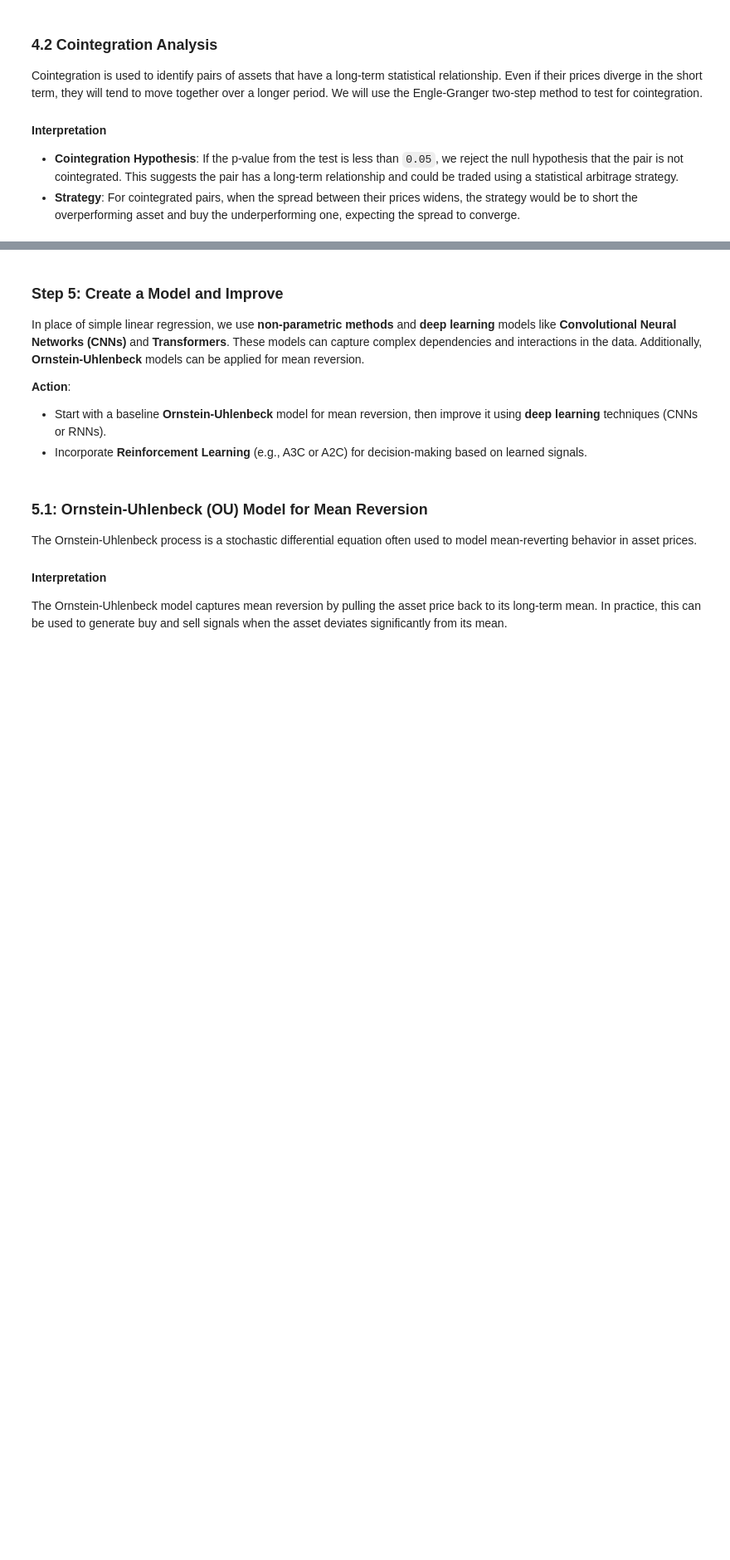
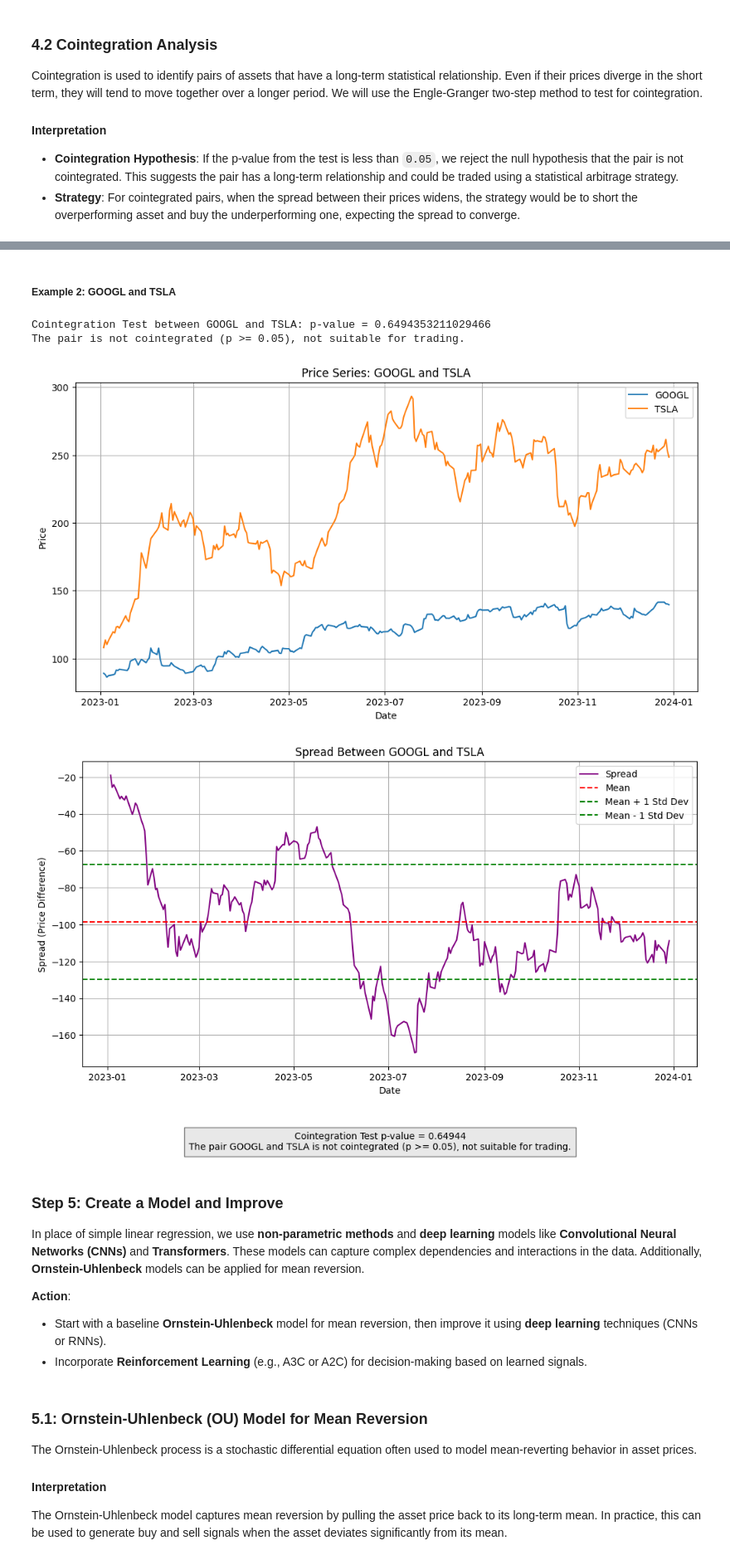
Before and after one commit to esxr/project-arbo, a Jupyter notebook: Cauldron/general_outline.ipynb, the cells around one changed output, grey strips where cells are left out. Shown at 83% size. Cells and saved outputs as stored; diff of their text form; code cells hidden in the pictures; blank space fills up the shorter version.

```diff
--- a/Cauldron/general_outline.ipynb
+++ b/Cauldron/general_outline.ipynb
@@ -328,3 +332,12 @@ The pair is likely cointegrated (p < 0.05), suitable for trading.
+# %% [markdown]
+##### Example 2: GOOGL and TSLA
+# %%
+test_cointegration(data, 'GOOGL', 'TSLA')
+# %% [output]
+Cointegration Test between GOOGL and TSLA: p-value = 0.6494353211029466
+The pair is not cointegrated (p >= 0.05), not suitable for trading.
+[figure, added]
+[figure, added]
 # %% [markdown]
 ### **Step 5: Create a Model and Improve**
 In place of simple linear regression, we use **non-parametric methods** and **deep learning** models like **Convolutional Neural Networks (CNNs)** and **Transformers**. These models can capture complex dependencies and interactions in the data. Additionally, **Ornstein-Uhlenbeck** models can be applied for mean reversion.
```
Also changed, not shown: parts of 20 cells of this notebook, 12 other files.
